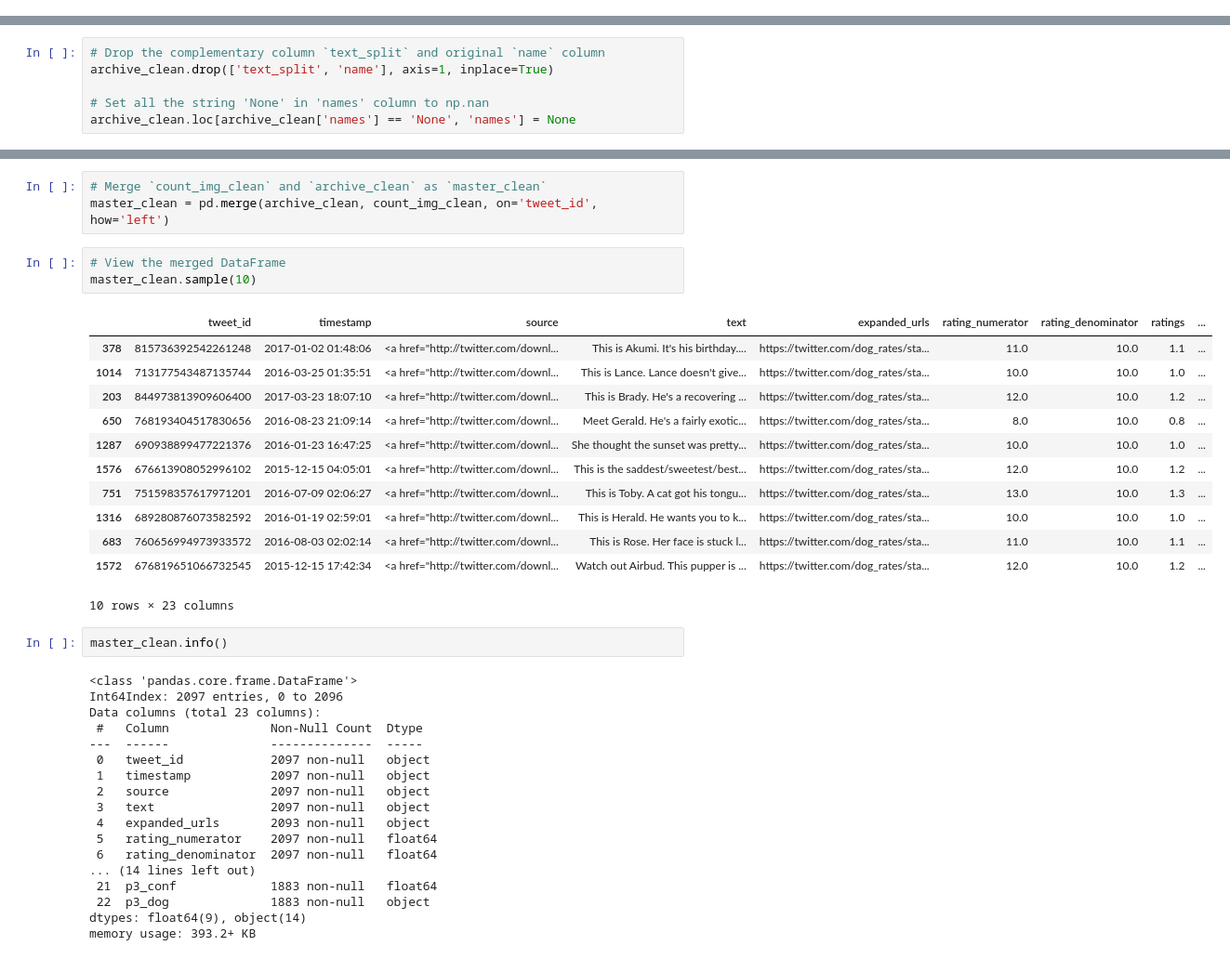
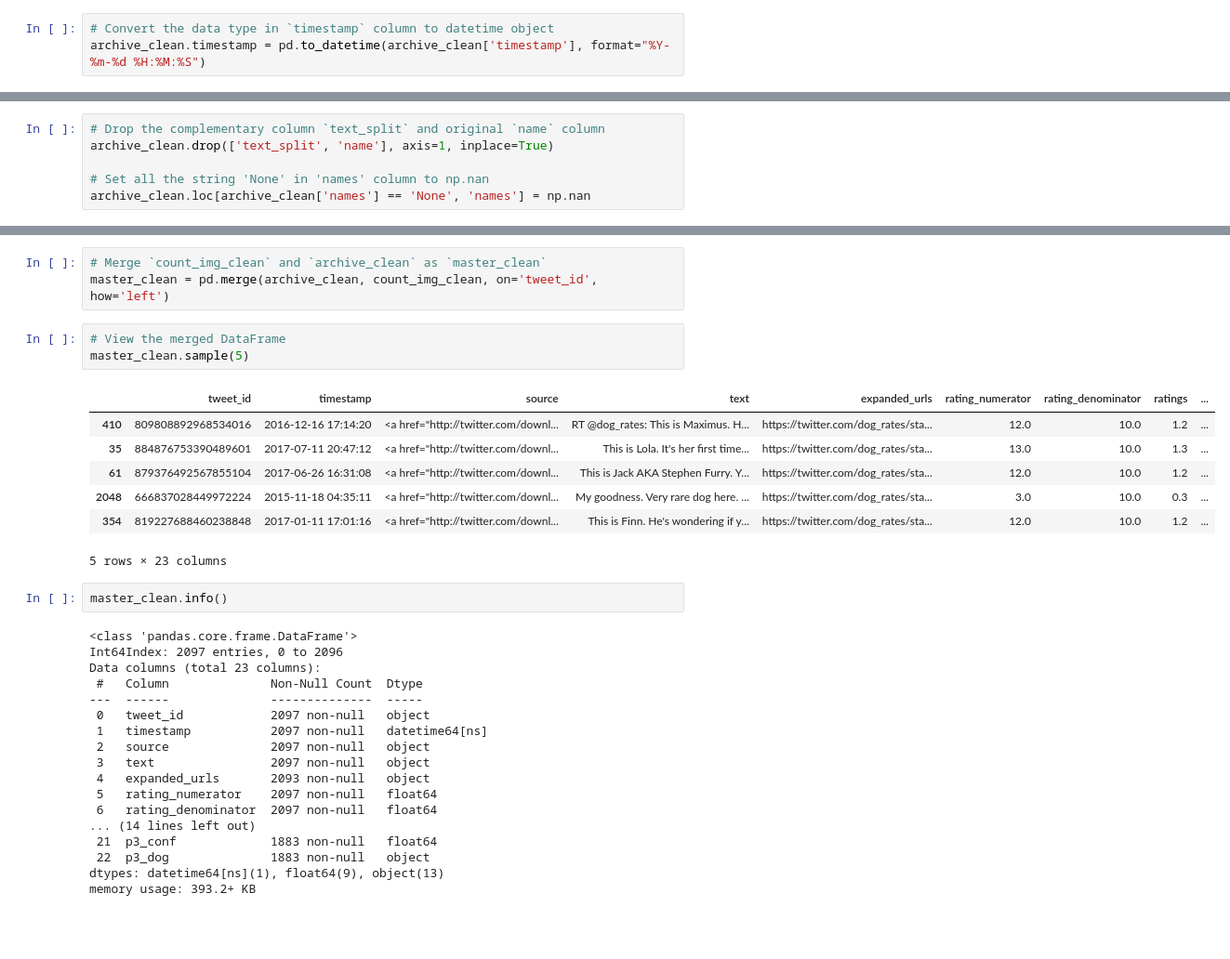
Before and after one commit to Alex-YuZ/Data-Wrangling-on-Twitter-Data, a Jupyter notebook: wrangle_act.ipynb, the cells around one changed output, grey strips where cells are left out. Shown at 93% size. Drawn from its saved outputs; the diff is of its cells as text; blank space fills up the shorter version.

```diff
--- a/wrangle_act.ipynb
+++ b/wrangle_act.ipynb
@@ -526,3 +531,6 @@ archive_clean.timestamp[:5]
 3    2017-07-30 15:58:51
 4    2017-07-29 16:00:24
 Name: timestamp, dtype: object
+# %%
+# Convert the data type in `timestamp` column to datetime object
+archive_clean.timestamp = pd.to_datetime(archive_clean['timestamp'], format="%Y-%m-%d %H:%M:%S")
@@ -855,7 +878,7 @@ Now we can drop the original `name` column and use our new retrieved one.
 archive_clean.drop(['text_split', 'name'], axis=1, inplace=True)
 
 # Set all the string 'None' in 'names' column to np.nan
-archive_clean.loc[archive_clean['names'] == 'None', 'names'] = None
+archive_clean.loc[archive_clean['names'] == 'None', 'names'] = np.nan
 # %%
 archive_clean.info()
 # %% [output]
@@ -943,20 +987,15 @@ memory usage: 199.1+ KB
 master_clean = pd.merge(archive_clean, count_img_clean, on='tweet_id', how='left')
 # %%
 # View the merged DataFrame
-master_clean.sample(10)
+master_clean.sample(5)
 # %% [output]
 |  | tweet_id | timestamp | source | text | expanded_urls | rating_numerator | rating_denominator | ratings | ... |
-| 378 | 815736392542261248 | 2017-01-02 01:48:06 | <a href="http://twitter.com/downl... | This is Akumi. It's his birthday.... | https://twitter.com/dog_rates/sta... | 11.0 | 10.0 | 1.1 | ... |
-| 1014 | 713177543487135744 | 2016-03-25 01:35:51 | <a href="http://twitter.com/downl... | This is Lance. Lance doesn't give... | https://twitter.com/dog_rates/sta... | 10.0 | 10.0 | 1.0 | ... |
-| 203 | 844973813909606400 | 2017-03-23 18:07:10 | <a href="http://twitter.com/downl... | This is Brady. He's a recovering ... | https://twitter.com/dog_rates/sta... | 12.0 | 10.0 | 1.2 | ... |
-| 650 | 768193404517830656 | 2016-08-23 21:09:14 | <a href="http://twitter.com/downl... | Meet Gerald. He's a fairly exotic... | https://twitter.com/dog_rates/sta... | 8.0 | 10.0 | 0.8 | ... |
-| 1287 | 690938899477221376 | 2016-01-23 16:47:25 | <a href="http://twitter.com/downl... | She thought the sunset was pretty... | https://twitter.com/dog_rates/sta... | 10.0 | 10.0 | 1.0 | ... |
-| 1576 | 676613908052996102 | 2015-12-15 04:05:01 | <a href="http://twitter.com/downl... | This is the saddest/sweetest/best... | https://twitter.com/dog_rates/sta... | 12.0 | 10.0 | 1.2 | ... |
-| 751 | 751598357617971201 | 2016-07-09 02:06:27 | <a href="http://twitter.com/downl... | This is Toby. A cat got his tongu... | https://twitter.com/dog_rates/sta... | 13.0 | 10.0 | 1.3 | ... |
-| 1316 | 689280876073582592 | 2016-01-19 02:59:01 | <a href="http://twitter.com/downl... | This is Herald. He wants you to k... | https://twitter.com/dog_rates/sta... | 10.0 | 10.0 | 1.0 | ... |
-| 683 | 760656994973933572 | 2016-08-03 02:02:14 | <a href="http://twitter.com/downl... | This is Rose. Her face is stuck l... | https://twitter.com/dog_rates/sta... | 11.0 | 10.0 | 1.1 | ... |
-| 1572 | 676819651066732545 | 2015-12-15 17:42:34 | <a href="http://twitter.com/downl... | Watch out Airbud. This pupper is ... | https://twitter.com/dog_rates/sta... | 12.0 | 10.0 | 1.2 | ... |
+| 410 | 809808892968534016 | 2016-12-16 17:14:20 | <a href="http://twitter.com/downl... | RT @dog_rates: This is Maximus. H... | https://twitter.com/dog_rates/sta... | 12.0 | 10.0 | 1.2 | ... |
+| 35 | 884876753390489601 | 2017-07-11 20:47:12 | <a href="http://twitter.com/downl... | This is Lola. It's her first time... | https://twitter.com/dog_rates/sta... | 13.0 | 10.0 | 1.3 | ... |
+| 61 | 879376492567855104 | 2017-06-26 16:31:08 | <a href="http://twitter.com/downl... | This is Jack AKA Stephen Furry. Y... | https://twitter.com/dog_rates/sta... | 12.0 | 10.0 | 1.2 | ... |
+| 2048 | 666837028449972224 | 2015-11-18 04:35:11 | <a href="http://twitter.com/downl... | My goodness. Very rare dog here. ... | https://twitter.com/dog_rates/sta... | 3.0 | 10.0 | 0.3 | ... |
+| 354 | 819227688460238848 | 2017-01-11 17:01:16 | <a href="http://twitter.com/downl... | This is Finn. He's wondering if y... | https://twitter.com/dog_rates/sta... | 12.0 | 10.0 | 1.2 | ... |
-10 rows × 23 columns
+5 rows × 23 columns
 # %%
 master_clean.info()
 # %% [output]
@@ -966,7 +1005,7 @@ Data columns (total 23 columns):
  #   Column              Non-Null Count  Dtype
 ---  ------              --------------  -----
  0   tweet_id            2097 non-null   object
- 1   timestamp           2097 non-null   object
+ 1   timestamp           2097 non-null   datetime64[ns]
  2   source              2097 non-null   object
  3   text                2097 non-null   object
  4   expanded_urls       2093 non-null   object
@@ -975,5 +1014,5 @@ Data columns (total 23 columns):
 ... (14 lines left out)
  21  p3_conf             1883 non-null   float64
  22  p3_dog              1883 non-null   object
-dtypes: float64(9), object(14)
+dtypes: datetime64[ns](1), float64(9), object(13)
 memory usage: 393.2+ KB
```
Also changed, not shown: parts of 35 cells of this notebook, 3 other files.
